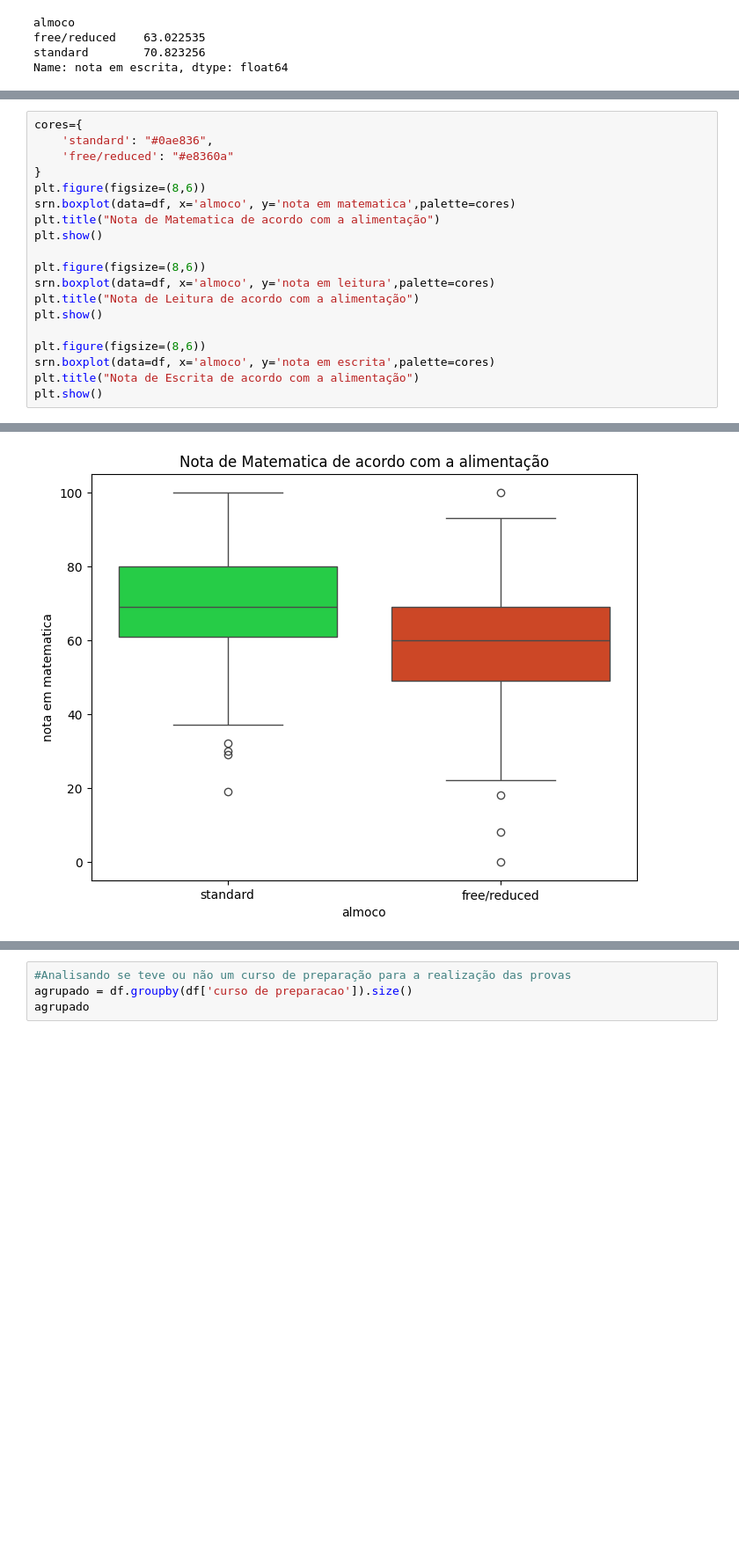
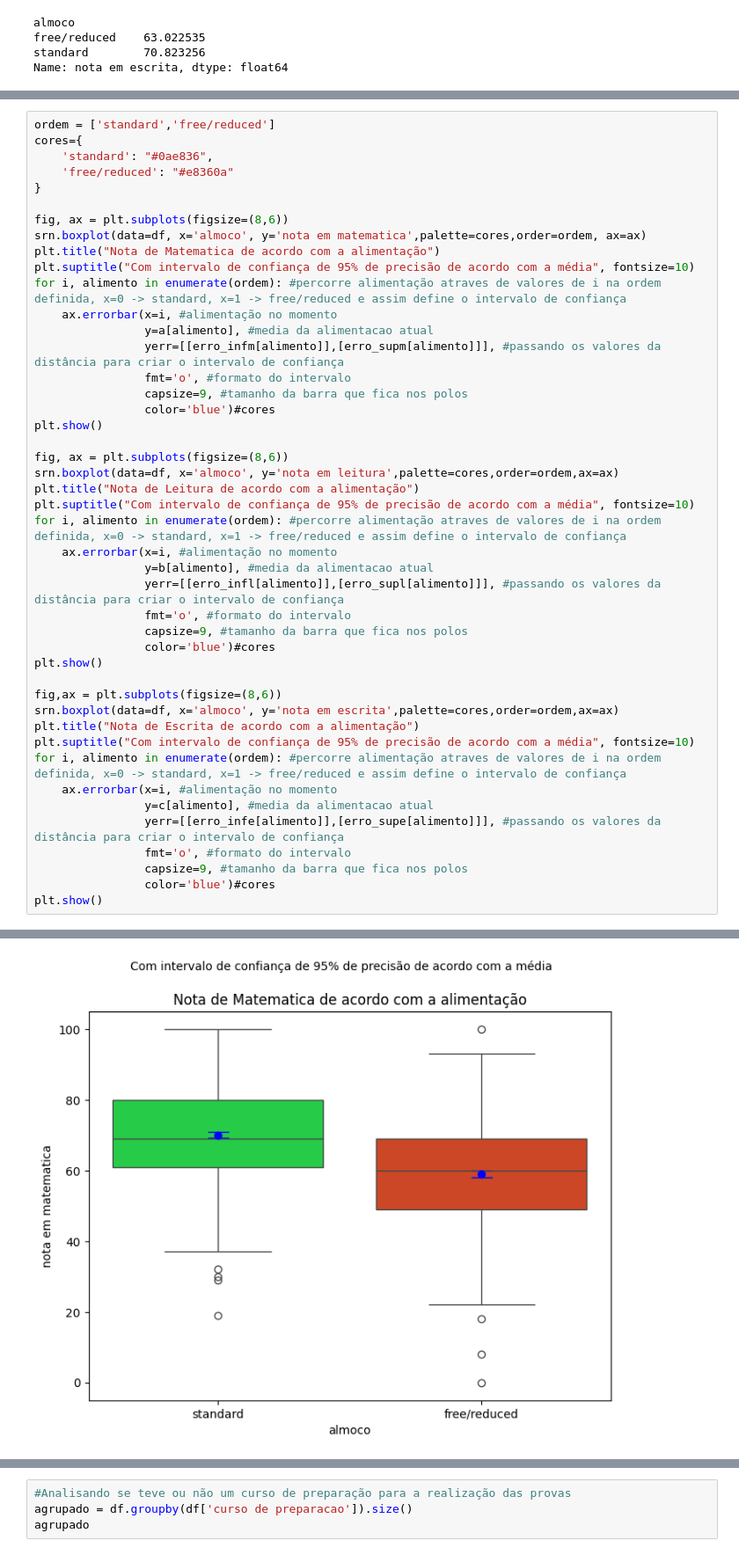
Before and after one commit to Rodrigo-Jr08/Semana-4, a Jupyter notebook: estatistica.ipynb, the cells around one changed output, grey strips where cells are left out. Shown at 88% size. Drawn from its saved outputs; the diff is of its cells as text; blank space fills up the shorter version.

Commit message:
Adicionando intervalos de confiança na alimentação e cursos de preparação e informações importantes

```diff
--- a/estatistica.ipynb
+++ b/estatistica.ipynb
@@ -505,21 +549,47 @@ Name: nota em escrita, dtype: float64
 # %%
+ordem = ['standard','free/reduced']
 cores={
     'standard': "#0ae836",
     'free/reduced': "#e8360a"
 }
-plt.figure(figsize=(8,6))
-srn.boxplot(data=df, x='almoco', y='nota em matematica',palette=cores)
+
+fig, ax = plt.subplots(figsize=(8,6))
+srn.boxplot(data=df, x='almoco', y='nota em matematica',palette=cores,order=ordem, ax=ax)
 plt.title("Nota de Matematica de acordo com a alimentação")
+plt.suptitle("Com intervalo de confiança de 95% de precisão de acordo com a média", fontsize=10)
+for i, alimento in enumerate(ordem): #percorre alimentação atraves de valores de i na ordem definida, x=0 -> standard, x=1 -> free/reduced e assim define o intervalo de confiança
+    ax.errorbar(x=i, #alimentação no momento
+                y=a[alimento], #media da alimentacao atual
+                yerr=[[erro_infm[alimento]],[erro_supm[alimento]]], #passando os valores da distância para criar o intervalo de confiança
+                fmt='o', #formato do intervalo
+                capsize=9, #tamanho da barra que fica nos polos
+                color='blue')#cores
 plt.show()
 
-plt.figure(figsize=(8,6))
-srn.boxplot(data=df, x='almoco', y='nota em leitura',palette=cores)
+fig, ax = plt.subplots(figsize=(8,6))
+srn.boxplot(data=df, x='almoco', y='nota em leitura',palette=cores,order=ordem,ax=ax)
 plt.title("Nota de Leitura de acordo com a alimentação")
+plt.suptitle("Com intervalo de confiança de 95% de precisão de acordo com a média", fontsize=10)
+for i, alimento in enumerate(ordem): #percorre alimentação atraves de valores de i na ordem definida, x=0 -> standard, x=1 -> free/reduced e assim define o intervalo de confiança
+    ax.errorbar(x=i, #alimentação no momento
+                y=b[alimento], #media da alimentacao atual
+                yerr=[[erro_infl[alimento]],[erro_supl[alimento]]], #passando os valores da distância para criar o intervalo de confiança
+                fmt='o', #formato do intervalo
+                capsize=9, #tamanho da barra que fica nos polos
+                color='blue')#cores
 plt.show()
 
-plt.figure(figsize=(8,6))
-srn.boxplot(data=df, x='almoco', y='nota em escrita',palette=cores)
+fig,ax = plt.subplots(figsize=(8,6))
+srn.boxplot(data=df, x='almoco', y='nota em escrita',palette=cores,order=ordem,ax=ax)
 plt.title("Nota de Escrita de acordo com a alimentação")
+plt.suptitle("Com intervalo de confiança de 95% de precisão de acordo com a média", fontsize=10)
+for i, alimento in enumerate(ordem): #percorre alimentação atraves de valores de i na ordem definida, x=0 -> standard, x=1 -> free/reduced e assim define o intervalo de confiança
+    ax.errorbar(x=i, #alimentação no momento
+                y=c[alimento], #media da alimentacao atual
+                yerr=[[erro_infe[alimento]],[erro_supe[alimento]]], #passando os valores da distância para criar o intervalo de confiança
+                fmt='o', #formato do intervalo
+                capsize=9, #tamanho da barra que fica nos polos
+                color='blue')#cores
 plt.show()
 # %% [output]
 Passing `palette` without assigning `hue` is deprecated and will be removed in v0.14.0. Assign the `x` variable to `hue` and set `legend=False` for the same effect.
@@ -528,3 +598,3 @@ Passing `palette` without assigning `hue` is deprecated and will be removed in v
-[figure, old version]
+[figure, new version]
 Passing `palette` without assigning `hue` is deprecated and will be removed in v0.14.0. Assign the `x` variable to `hue` and set `legend=False` for the same effect.
 
```
Also changed, not shown: parts of 6 cells of this notebook.
